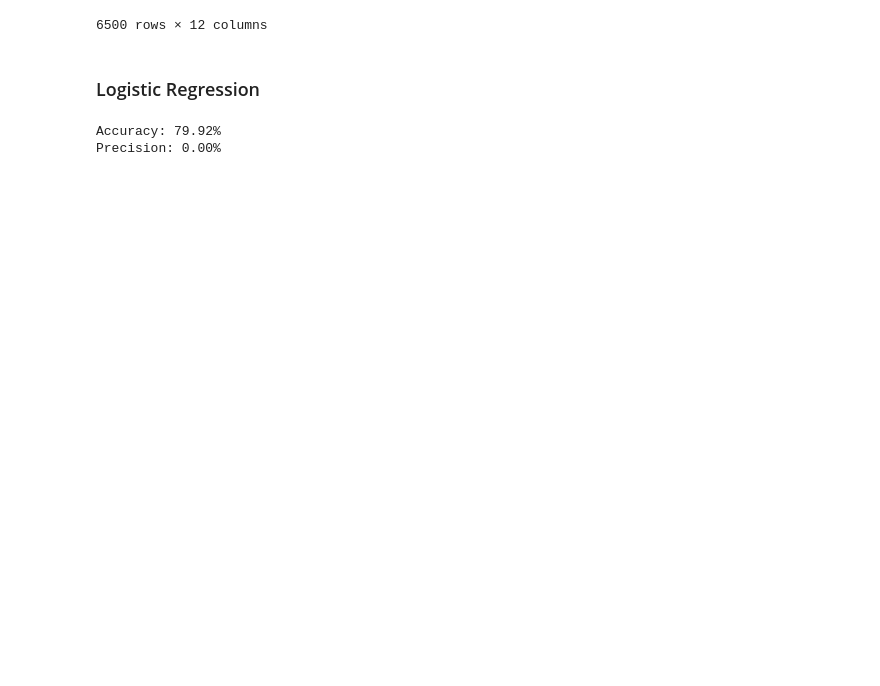
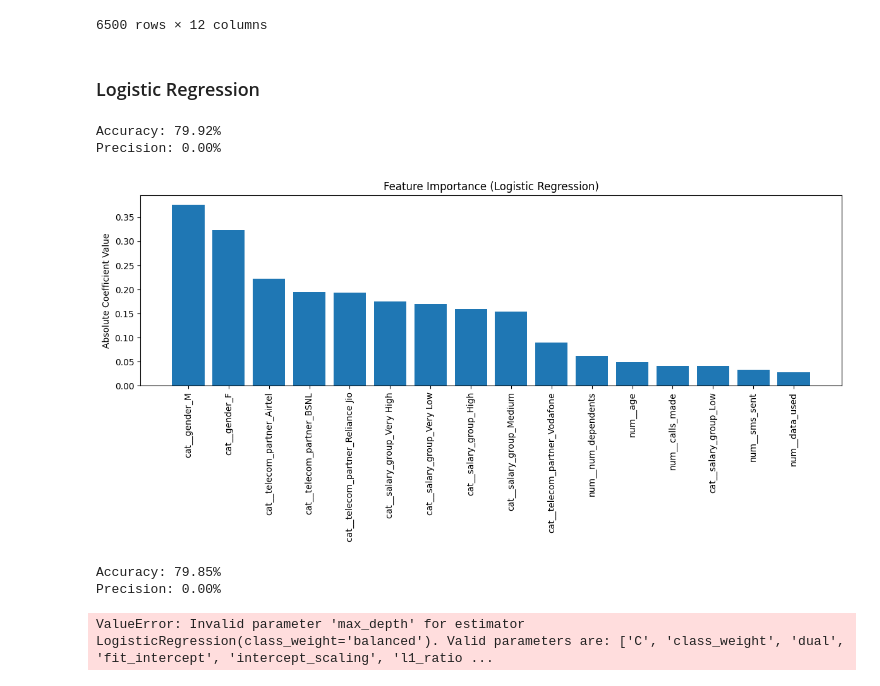
Before and after one commit to Lakes41/Telecom-customer-churn-predictor, a Jupyter notebook: notebook.ipynb, the cells around one changed output. Drawn from its saved outputs; the diff is of its cells as text; code cells hidden in the pictures; blank space fills up the shorter version.

```diff
--- a/notebook.ipynb
+++ b/notebook.ipynb
@@ -446,7 +446,7 @@ churn
 Name: count, dtype: int64
 # %%
 # Creating a list categorical variables names
-categorical_features = ['telecom_partner', 'gender', 'state', 'city', 'salary_group', 'month']
+categorical_features = ['telecom_partner', 'gender', 'salary_group']
 
 # Creating a list of numerical variables names
 numerical_features = ['age', 'num_dependents', 'sms_sent', 'calls_made', 'data_used']
@@ -476,7 +476,7 @@ churn_df
 6500 rows × 12 columns
 # %%
 # Splitting the dataset into the Training set and Test set, adjusting for class imbalance in target
-X = churn_df.drop('churn', axis=1)
+X = churn_df.drop(['churn', 'month', 'state', 'city'], axis=1)
 y = churn_df['churn']
 X_train, X_test, y_train, y_test = train_test_split(X, y, test_size=0.2, stratify=y, random_state=2025)
 # %% [markdown]
@@ -484,7 +484,7 @@ X_train, X_test, y_train, y_test = train_test_split(X, y, test_size=0.2, stratif
 # %%
 # Creating a pipeline with preprocessing and model
 model = Pipeline(steps=[('preprocessor', preprocessor),
-                        ('classifier', RandomForestClassifier())])
+                        ('classifier', LogisticRegression())])
 
 # Train the model
 model.fit(X_train, y_train)
@@ -503,3 +503,72 @@ print(f'Precision: {precision * 100:.2f}%')
 # %% [output]
 Accuracy: 79.92%
 Precision: 0.00%
+# %%
+
+# 1. Extract feature names after preprocessing
+#    (requires scikit-learn ≥1.0; for older versions use get_feature_names)
+feature_names = model.named_steps['preprocessor'].get_feature_names_out()
+
+# 2. Get the learnt coefficients for the positive class
+coeffs = model.named_steps['classifier'].coef_[0]
+
+# 3. Build a Series of abs(coef) indexed by feature name, sorted descending
+imp = pd.Series(np.abs(coeffs), index=feature_names) \
+        .sort_values(ascending=False)
+
+# 4. Plot as a bar chart
+plt.figure(figsize=(12, 6))
+plt.bar(imp.index, imp.values)
+plt.xticks(rotation=90)
+plt.ylabel('Absolute Coefficient Value')
+plt.title('Feature Importance (Logistic Regression)')
+plt.tight_layout()
+plt.show()
+# %% [output]
+[figure, added]
+# %%
+# Creating a pipeline with preprocessing and model
+rf_model = Pipeline(steps=[('preprocessor', preprocessor),
+                        ('classifier', RandomForestClassifier(min_samples_split=10, min_samples_leaf=2, random_state=2025))])
+
+# Training the Random Forest model
+rf_model.fit(X_train, y_train)
+
+# Predicting the test set results
+y_pred_2 = rf_model.predict(X_test)
+y_pred_proba_2 = rf_model.predict_proba(X_test)[:, 1]
+
+# Calculating performance metrics
+accuracy_rf = accuracy_score(y_test, y_pred_2)
+precision_rf = precision_score(y_test, y_pred_2)
+
+print(f'Accuracy: {accuracy_rf * 100:.2f}%')
+print(f'Precision: {precision_rf * 100:.2f}%')
+# %% [output]
+Accuracy: 79.85%
+Precision: 0.00%
+# %%
+from sklearn.metrics import make_scorer, recall_score
+
+param_grid = {
+    'classifier__n_estimators': [50, 100, 200],
+    'classifier__max_depth': [None, 5, 10],
+    'classifier__class_weight': ['balanced', {'0':1, '1':5}]
+}
+
+# optimise pure recall
+scorer = make_scorer(recall_score)
+
+grid = GridSearchCV(
+    model,         # or rf_model with class_weight
+    param_grid,
+    cv=5,
+    scoring=scorer,
+    n_jobs=-1
+)
+
+grid.fit(X_train, y_train)
+print("Best params:", grid.best_params_)
+print("Best recall:", grid.best_score_)
+# %% [output]
+ValueError: Invalid parameter 'max_depth' for estimator LogisticRegression(class_weight='balanced'). Valid parameters are: ['C', 'class_weight', 'dual', 'fit_intercept', 'intercept_scaling', 'l1_ratio ...
```
Also changed, not shown: parts of 4 cells of this notebook.
